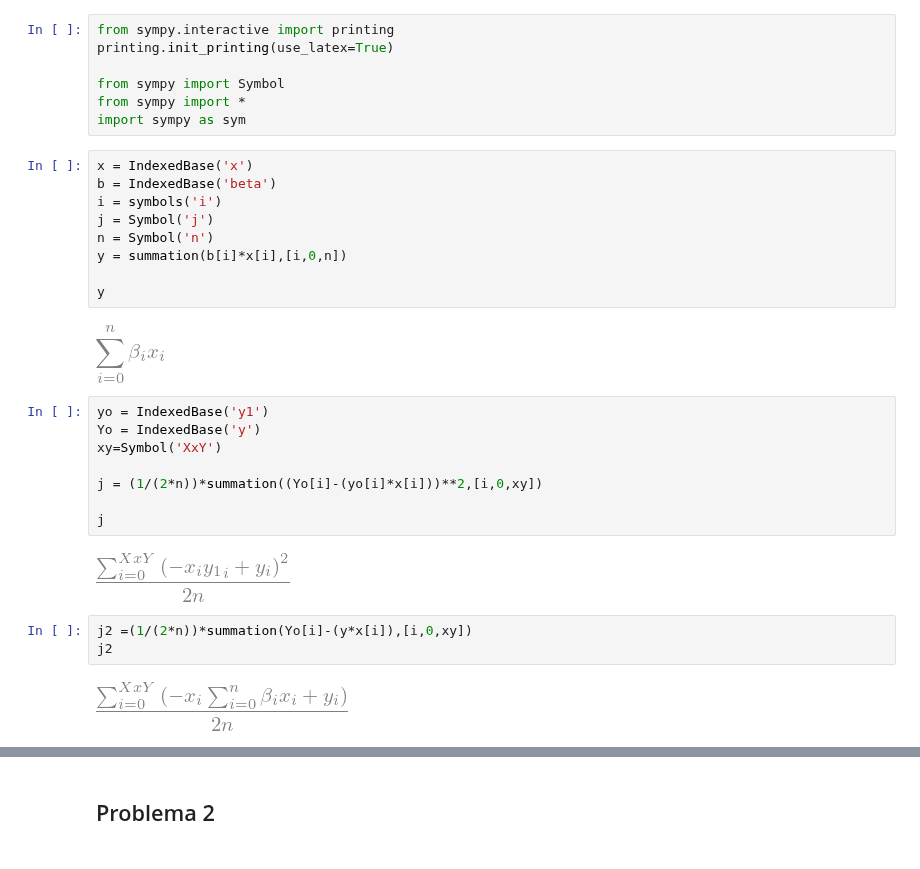
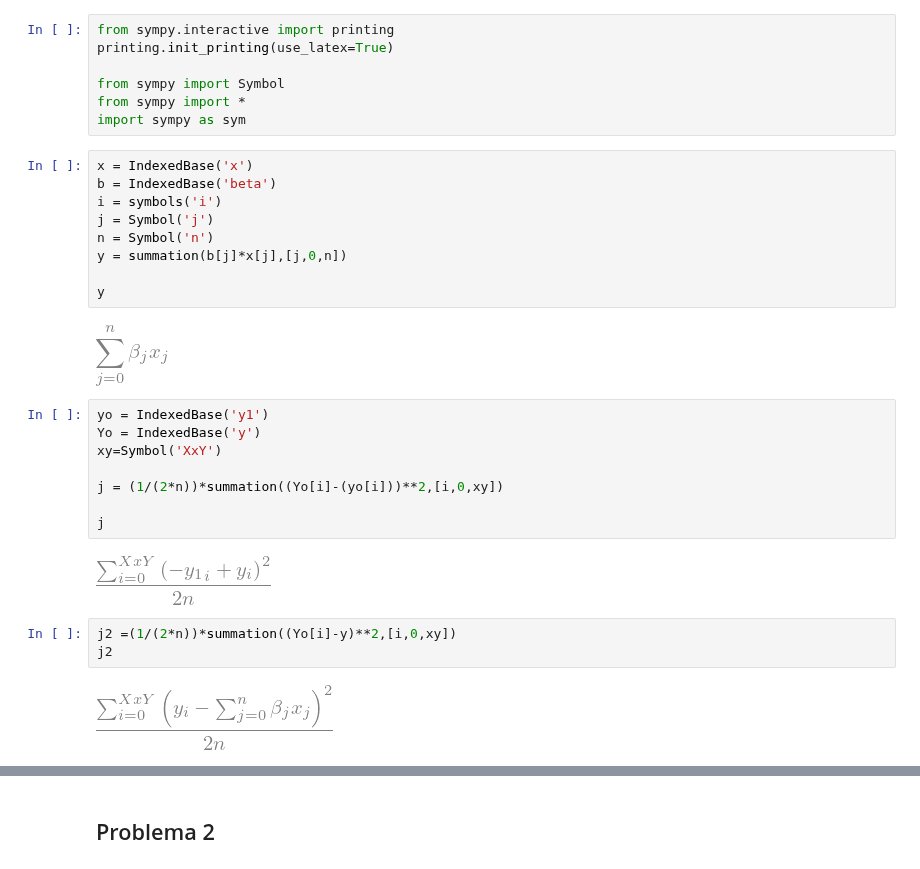
Before and after one commit to jesusigarmor/Matematicas-computacionales-fall2020, a Jupyter notebook: alumnos/MLOPEZJU/Tareas/Sympy.ipynb, the cells around one changed output, grey strips where cells are left out. Cells and saved outputs as stored; diff of their text form.

```diff
--- a/alumnos/MLOPEZJU/Tareas/Sympy.ipynb
+++ b/alumnos/MLOPEZJU/Tareas/Sympy.ipynb
@@ -25,23 +25,23 @@ b = IndexedBase('beta')
 i = symbols('i')
 j = Symbol('j')
 n = Symbol('n')
-y = summation(b[i]*x[i],[i,0,n])
+y = summation(b[j]*x[j],[j,0,n])
 
 y
 # %% [output]
-[figure, old version]
+[figure, new version]
 # %%
 yo = IndexedBase('y1')
 Yo = IndexedBase('y')
 xy=Symbol('XxY')
 
-j = (1/(2*n))*summation((Yo[i]-(yo[i]*x[i]))**2,[i,0,xy])
+j = (1/(2*n))*summation((Yo[i]-(yo[i]))**2,[i,0,xy])
 
 j
 # %% [output]
-[figure, old version]
+[figure, new version]
 # %%
-j2 =(1/(2*n))*summation(Yo[i]-(y*x[i]),[i,0,xy])
+j2 =(1/(2*n))*summation((Yo[i]-y)**2,[i,0,xy])
 j2
 # %% [output]
-[figure, old version]
+[figure, new version]
```
Also changed, not shown: parts of 7 cells of this notebook, 1 other file.
